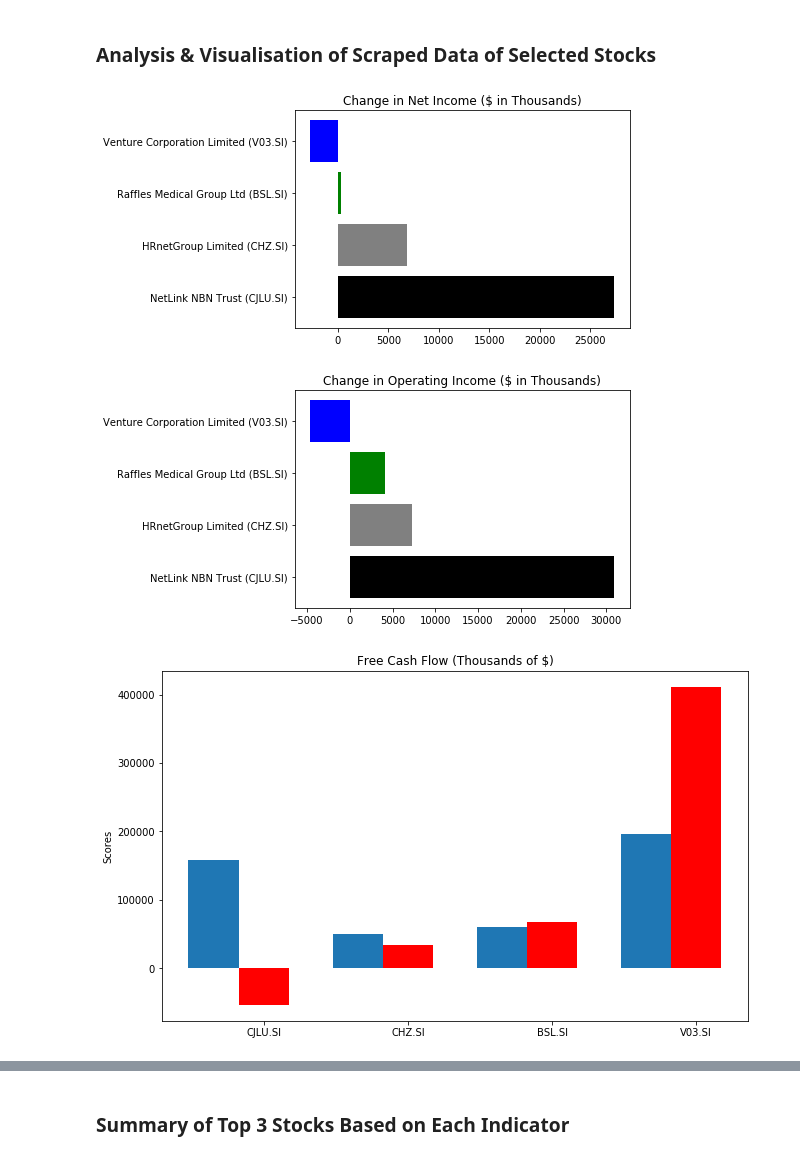
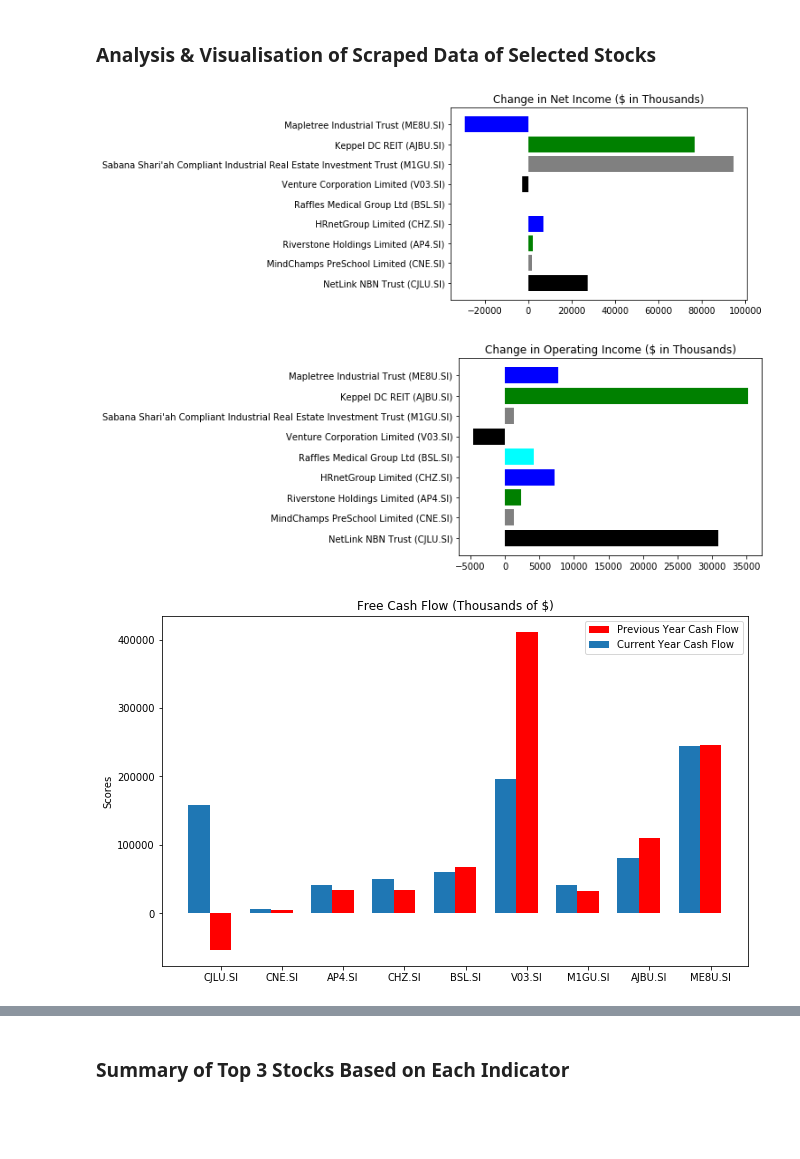
Before and after one commit to Coolbreeze151/RPA-with-TagUI, a Jupyter notebook: RPA to Scrape & Analyze SGX Stock Price.ipynb, the cells around one changed output, grey strips where cells are left out. Cells and saved outputs as stored; diff of their text form; code cells hidden in the pictures; blank space fills up the shorter version.

```diff
--- a/RPA to Scrape & Analyze SGX Stock Price.ipynb
+++ b/RPA to Scrape & Analyze SGX Stock Price.ipynb
@@ -54,7 +54,6 @@ print ('Stock IDs:' ,stock_array)
 """
 ########FOR PRACTICE##########
 stock_array = ['CJLU.SI','CNE.SI','AP4.SI','CHZ.SI','BSL.SI','V03.SI','M1GU.SI','AJBU.SI','ME8U.SI']
-stock_array = ['CJLU.SI','CHZ.SI','BSL.SI','V03.SI']
 # %%
 #Open Yahoo stock site to scrape relevant data of stocks we want to look at.
 url = 'https://sg.finance.yahoo.com/quote/'
@@ -75,6 +74,8 @@ for i in stock_array:
 
     #Storing key indicators of stock
     dividendYield = ((t.read('//*[@id="quote-summary"]/div[2]/table/tbody/tr[6]/td[2]')))
+    dividendYield = dividendYield.replace("%","")
+
     peRatio = float((t.read('//*[@id="quote-summary"]/div[2]/table/tbody/tr[3]/td[2]/span')))
     eps = float((t.read('//*[@id="quote-summary"]/div[2]/table/tbody/tr[4]/td[2]/span')))
 
@@ -185,7 +186,7 @@ pltNetIncome.title('Change in Net Income ($ in Thousands)')
 pltNetIncome.barh(stockNames, changeNetIncome, color=['black', 'grey', 'green', 'blue', 'cyan'])
 pltNetIncome.show()
 # %% [output]
-[figure, old version]
+[figure, new version]
 # %%
 import matplotlib.pyplot as plt
 %matplotlib inline
@@ -193,7 +194,7 @@ plt.title('Change in Operating Income ($ in Thousands)')
 plt.barh(stockNames, changeOpIncome, color=['black', 'grey', 'green', 'blue', 'cyan'])
 plt.show()
 # %% [output]
-[figure, old version]
+[figure, new version]
 # %%
 cashFlowPrev = list()
 cashFlowCurr = list()
@@ -213,31 +214,32 @@ for i in stocks:
 # %%
 #Current Cash Flow
 import matplotlib
 import matplotlib.pyplot as plt
 import numpy as np
 
 barWidth = 0.35  # the width of the bars
 
 # Set position of bar on X axis
 r1 = np.arange(len(stock_array))
 r2 = [x + barWidth for x in r1]
 
 fig, ax = plt.subplots()
 rects2 = ax.bar(r2, cashFlowPrev, width=barWidth, color='red', label='Previous Year Cash Flow')
 rects1 = ax.bar(r1, cashFlowCurr, width=barWidth, label='Current Year Cash Flow' )
 
 # Add some text for labels, title and custom x-axis tick labels, etc.
 ax.set_ylabel('Scores')
 ax.set_title('Free Cash Flow (Thousands of $)')
+ax.legend()
 plt.xticks([r + barWidth for r in range(len(stock_array))], stock_array)
 
 fig.tight_layout()
 fig.set_figheight(6)
 fig.set_figwidth(10)
 #Show graphic
 plt.show()
 # %% [output]
-[figure, old version]
+[figure, new version]
 # %%
 #Change in Free Cash Flow
 import matplotlib
```
Also changed, not shown: parts of 6 cells of this notebook, 5 other files.
